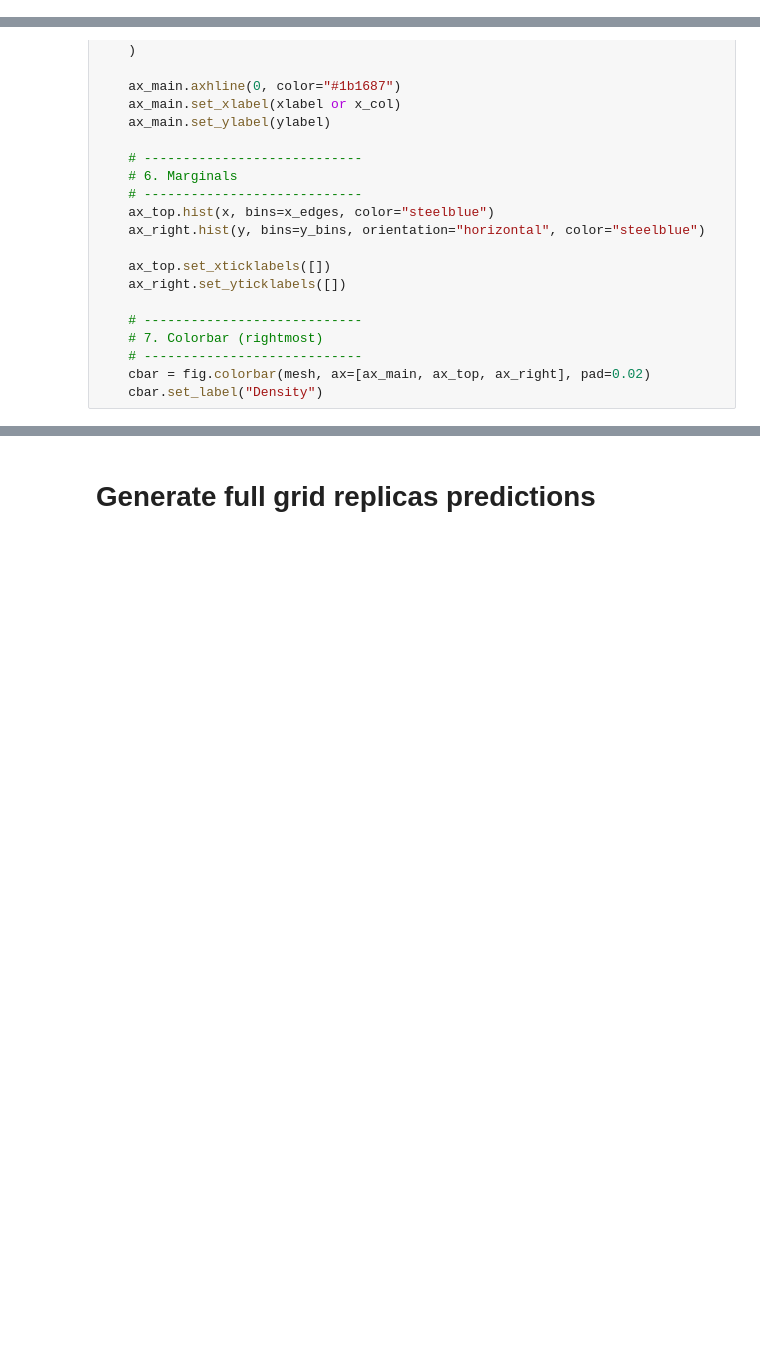
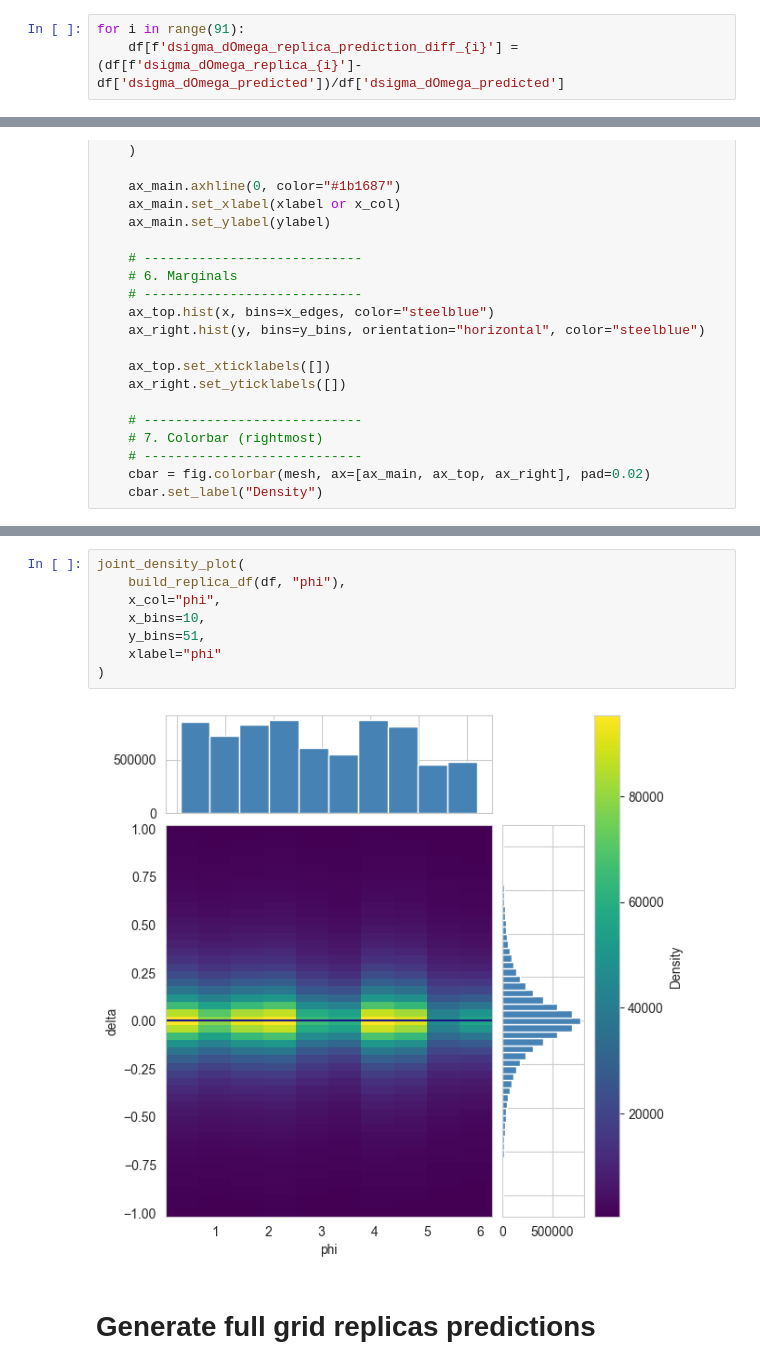
Before and after one commit to SINPML/pi_n_xsec, a Jupyter notebook: replicas/replicas_eval.ipynb, the cells around one changed output, grey strips where cells are left out. Cells and saved outputs as stored; diff of their text form; blank space fills up the shorter version.

Commit message:
Replicas method with all the graphs | outputs

```diff
--- a/replicas/replicas_eval.ipynb
+++ b/replicas/replicas_eval.ipynb
@@ -32,4 +24,7 @@ plt.vlines(x=df.iloc[rand_row]['dsigma_dOmega_predicted'], ymin=0, ymax=30, colo
 [figure]
 # %% [markdown]
 # Relative difference
+# %%
+for i in range(91):
+    df[f'dsigma_dOmega_replica_prediction_diff_{i}'] = (df[f'dsigma_dOmega_replica_{i}']-df['dsigma_dOmega_predicted'])/df['dsigma_dOmega_predicted']
 # %%
@@ -153,3 +191,13 @@ joint_density_plot(
+# %%
+joint_density_plot(
+    build_replica_df(df, "phi"),
+    x_col="phi",
+    x_bins=10,
+    y_bins=51,
+    xlabel="phi"
+)
+# %% [output]
+[figure, added]
 # %% [markdown]
 # Generate full grid replicas predictions
 # %%
```
Also changed, not shown: parts of 6 cells of this notebook.
